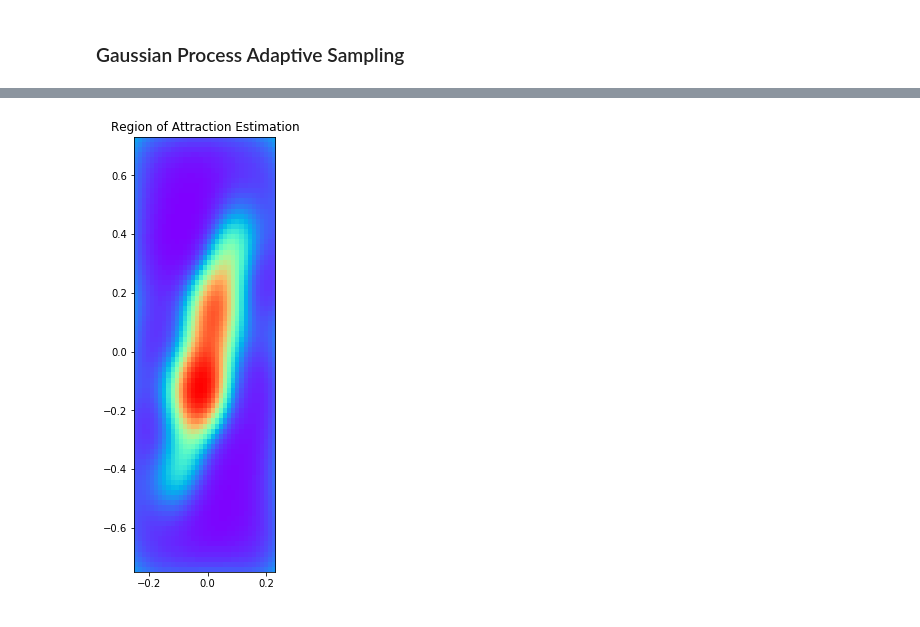
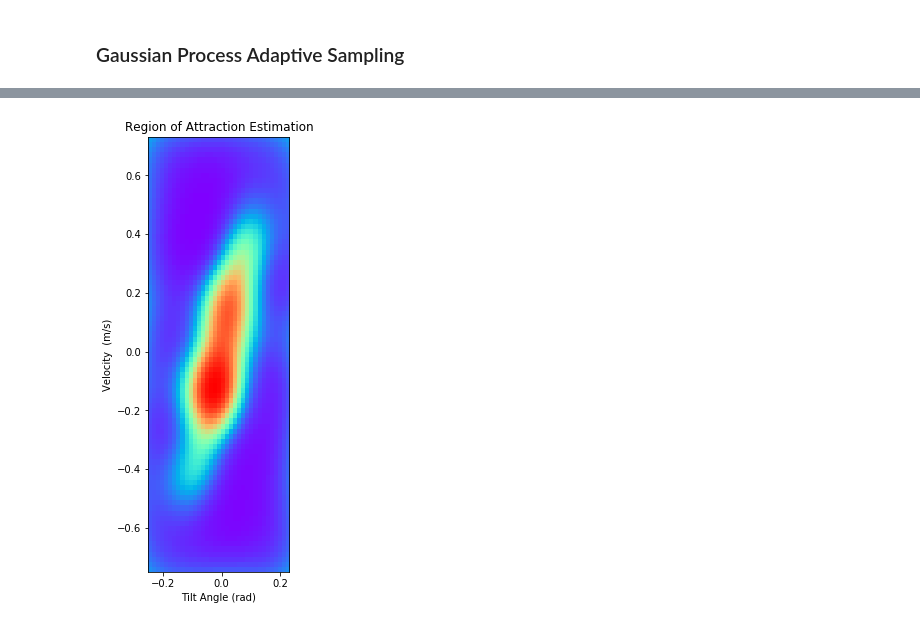
Before and after one commit to EthanJamesLew/TWIP-Sim, a Jupyter notebook: docs/twip_modeling.ipynb, the cells around one changed output, grey strips where cells are left out. Saved outputs shown, nothing was run; the diff lists cells and outputs as text; code cells hidden in the pictures.

```diff
--- a/docs/twip_modeling.ipynb
+++ b/docs/twip_modeling.ipynb
@@ -227,10 +227,10 @@ Z = gpc.predict_proba(pts)
 # %%
 Z = Z.reshape((*xx.shape, 2))
 plt.figure(figsize=(12,8))
 plt.imshow(Z[:, :, 1], extent=(x_min+.1, x_max-.1, y_min+.1, y_max-.1), origin="lower", cmap='rainbow')
-#plt.scatter(*Xnn[Ynn == 0, :].T)
-#plt.scatter(*Xnn[Ynn == 1, :].T)
 plt.title("Region of Attraction Estimation")
+plt.xlabel("Tilt Angle (rad)")
+plt.ylabel("Velocity  (m/s)")
 plt.show()
 # %% [output]
-[figure, old version]
+[figure, new version]
```
Also changed, not shown: parts of 3 cells of this notebook.
